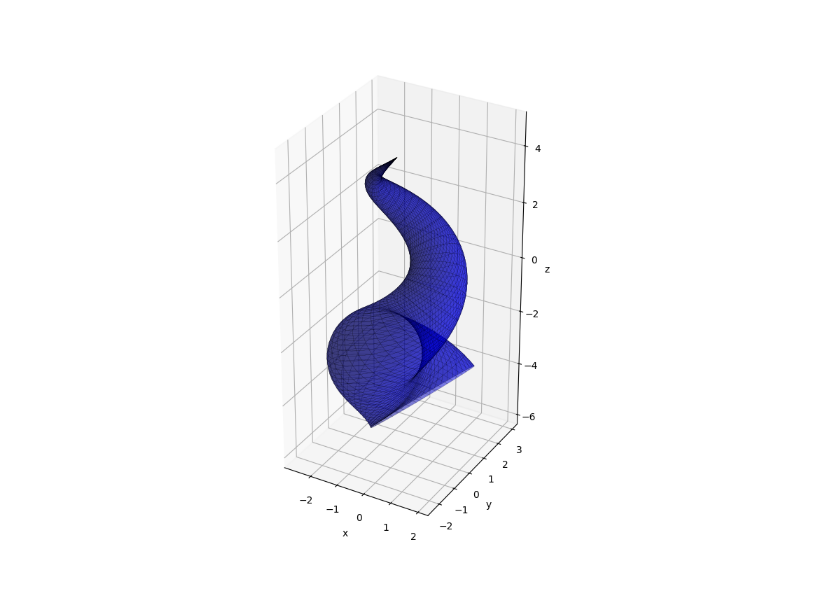
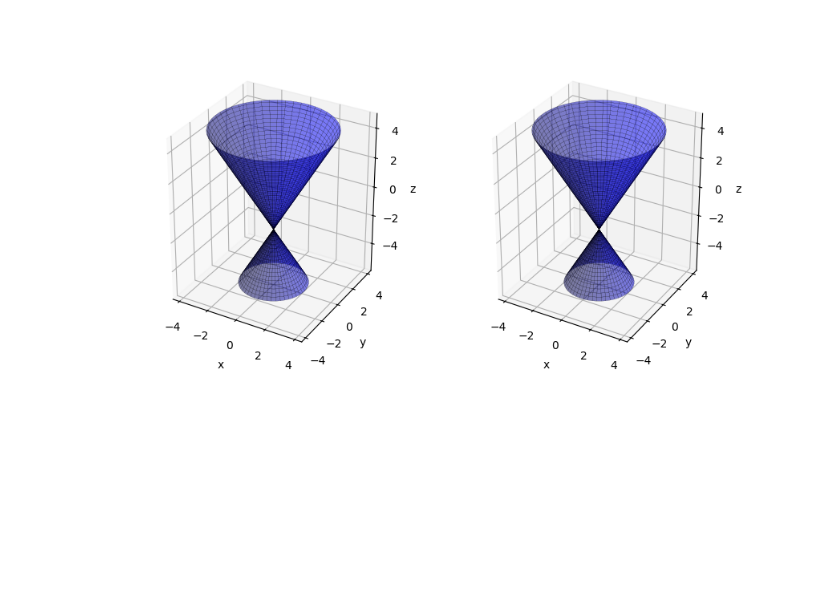
Before and after one commit to RosieSB/crochet-maths, a Jupyter notebook: tmp.ipynb, the cells around one changed output. Cells and saved outputs as stored; diff of their text form; code cells hidden in the pictures; blank space fills up the shorter version.

```diff
--- a/tmp.ipynb
+++ b/tmp.ipynb
@@ -207,41 +40,79 @@ plt.show()
 import numpy as np
 import matplotlib.pyplot as plt
 %matplotlib ipympl
 
-fig = plt.figure(figsize = (10,8), label = ' ')
-ax = plt.axes(projection='3d')
+# set up a figure twice as wide as it is tall
+fig = plt.figure(figsize=plt.figaspect(0.5))
+
+# =============
+# First subplot
+# =============
+# set up the Axes for the first plot
+ax = fig.add_subplot(1, 2, 1, projection='3d')
+u = np.linspace(-7, 7, 100)
+v = np.linspace(0,2*np.pi,100)
+u, v = np.meshgrid(u, v)
+
+#Diretrix
+gamma = (0,0,u)
+
+#ON Frame
+T = (0,0,1)
+N = (1,0,0)
+B = (0,1,0)
+
+#Radius function
+r = 1+u/2
+rdot = 1/2
+
+x = gamma[0] - r*rdot*T[0] + r*np.sqrt(1-(rdot)**2)*(N[0]*np.cos(v)+B[0]*np.sin(v))
+y = gamma[1] - r*rdot*T[1] + r*np.sqrt(1-(rdot)**2)*(N[1]*np.cos(v)+B[1]*np.sin(v))
+z = gamma[2] - r*rdot*T[2] + r*np.sqrt(1-(rdot)**2)*(N[2]*np.cos(v)+B[2]*np.sin(v))
+
+ax.plot_surface(x, y, z, color = 'blue', edgecolor = 'black', linewidth = .1, alpha = .5)
+
+#Axis labels
+ax.set_xlabel('x')
+ax.set_ylabel('y')
+ax.set_zlabel('z')
+
+ax.set_aspect('equal')
+
+# ==============
+# Second subplot
+# ==============
+# set up the Axes for the second plot
+ax = fig.add_subplot(1, 2, 2, projection='3d')
 
 u = np.linspace(-7, 7, 100)
 v = np.linspace(0,2*np.pi,100)
 u, v = np.meshgrid(u, v)
 
-sqrt2 = np.sqrt(2)
-
 #Diretrix
-gamma = (np.cos(u/sqrt2), np.sin(u/sqrt2), u/sqrt2)
+gamma = (0,0,u)
 
 #ON Frame
-T = ((-1/sqrt2)*np.sin(u/sqrt2),1/sqrt2*np.cos(u/sqrt2),1/sqrt2)
-N = (-np.cos(u/sqrt2),-np.sin(u/sqrt2),0)
-B = ((1/sqrt2)*np.sin(u/sqrt2),-(1/sqrt2)*np.cos(u/sqrt2),1/sqrt2)
+T = (0,0,1)
+N = (1,0,0)
+B = (0,1,0)
 
 #Radius function
-r = 1-u/7
-rdot = -1/7
+r = 1+u/2
+rdot = 1/2
 
 x = gamma[0] - r*rdot*T[0] + r*np.sqrt(1-(rdot)**2)*(N[0]*np.cos(v)+B[0]*np.sin(v))
 y = gamma[1] - r*rdot*T[1] + r*np.sqrt(1-(rdot)**2)*(N[1]*np.cos(v)+B[1]*np.sin(v))
 z = gamma[2] - r*rdot*T[2] + r*np.sqrt(1-(rdot)**2)*(N[2]*np.cos(v)+B[2]*np.sin(v))
 
 ax.plot_surface(x, y, z, color = 'blue', edgecolor = 'black', linewidth = .1, alpha = .5)
 
 #Axis labels
 ax.set_xlabel('x')
 ax.set_ylabel('y')
 ax.set_zlabel('z')
 
 ax.set_aspect('equal')
 
 plt.show()
 # %% [output]
-[figure, old version]
+[figure, new version]
```
Also changed, not shown: parts of 2 cells of this notebook, 25 other files.
